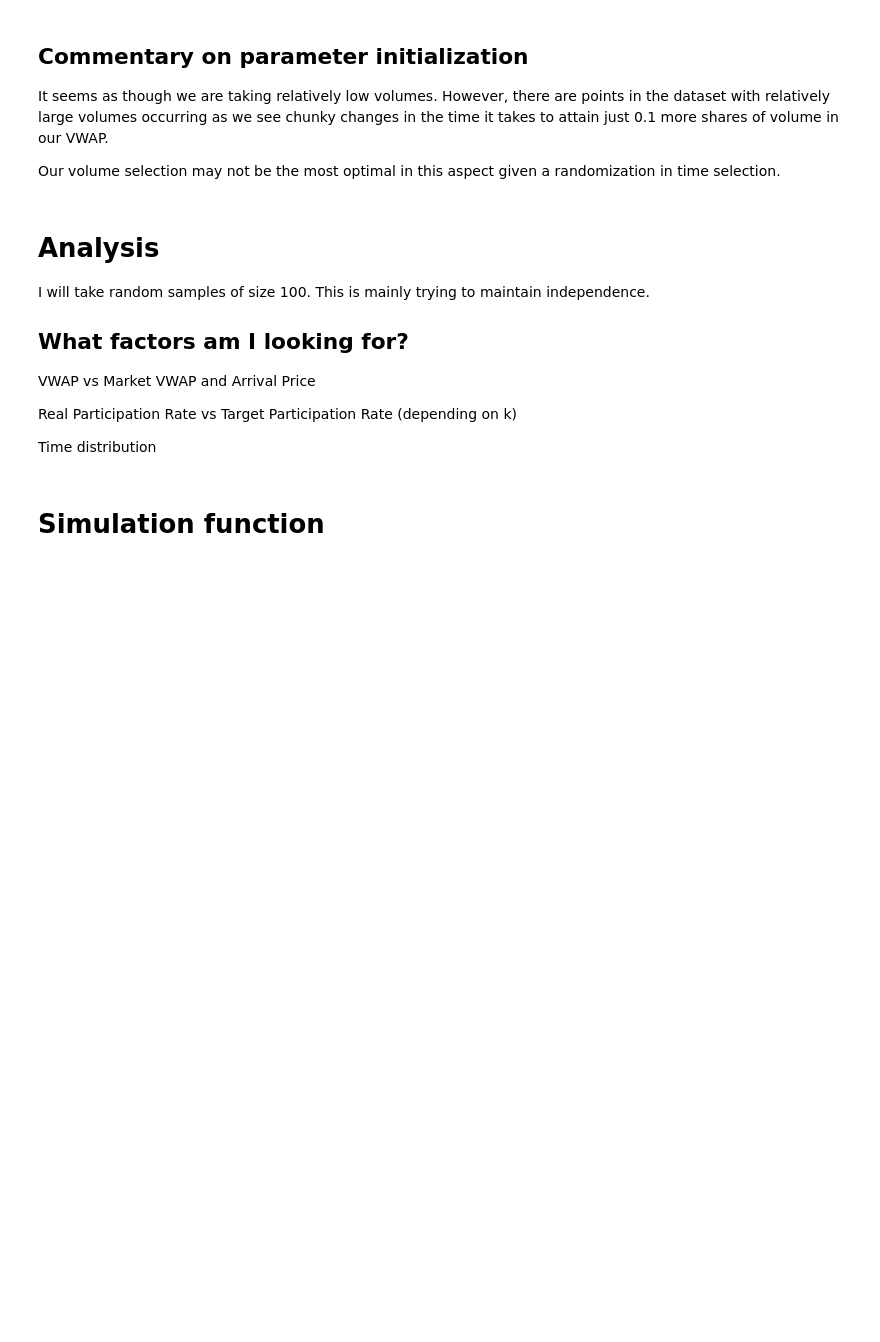
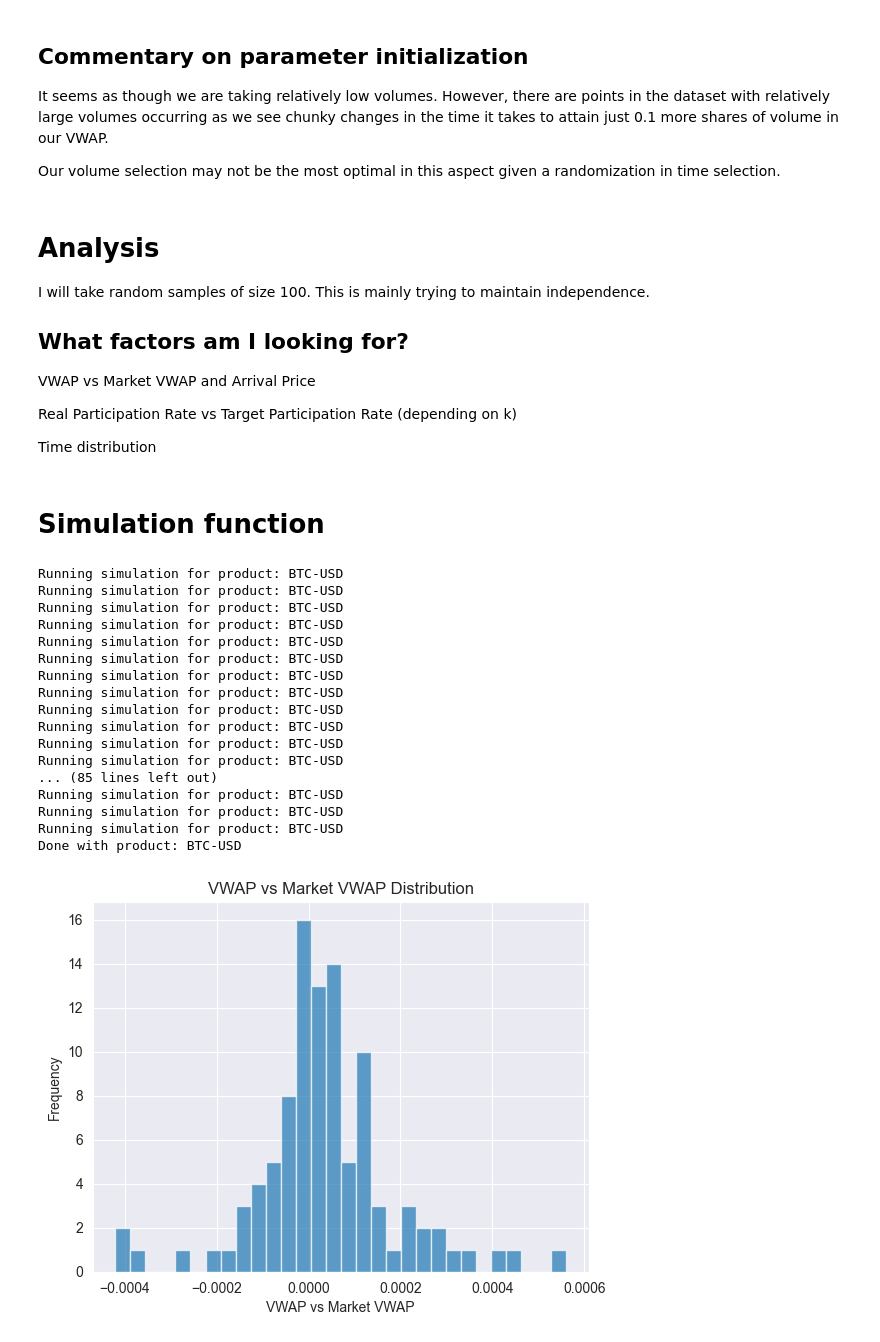
Before and after one commit to vinnyyx/QTS-2025, a Jupyter notebook: acc_algos/QTS_HW4.ipynb, the cells around one changed output. Drawn from its saved outputs; the diff is of its cells as text; code cells hidden in the pictures; blank space fills up the shorter version.

```diff
--- a/acc_algos/QTS_HW4.ipynb
+++ b/acc_algos/QTS_HW4.ipynb
@@ -627,6 +613,10 @@ Time distribution
 # %% [markdown]
 # Simulation function
 # %%
+# simulation_worker.py
+import random
+import numpy as np
+
 def run_simulation_for_product(args):
     d, prod, num_simulations = args
     results = {
@@ -642,6 +632,7 @@ def run_simulation_for_product(args):
     start_times = random.sample(list(df.index), min(num_simulations, len(df.index)))
 
     for start_t in start_times:
+        print("Running simulation for product:", prod)
         res = vwap_algo(
             df,
             target_q=target_q,
@@ -652,12 +643,12 @@ def run_simulation_for_product(args):
             crypto=crypto
         )
 
-        if res['VWAP vs Market VWAP'] is not np.nan and res['VWAP vs Arrival Price'] is not np.nan:
+        if not np.isnan(res['VWAP vs Market VWAP']) and not np.isnan(res['VWAP vs Arrival Price']):
             results['VWAP_vs_Market_VWAP'].append(res['VWAP vs Market VWAP'])
             results['VWAP_vs_Arrival_Price'].append(res['VWAP vs Arrival Price'])
 
-        if res['Participation Rate'] is not np.nan:
-            participation_rate_diff = res['Participation Rate'] - 0.02  # Target participation rate is 0.02
+        if not np.isnan(res['Participation Rate']):
+            participation_rate_diff = res['Participation Rate'] - 0.02
             results['Participation_Rate_Diff'].append(participation_rate_diff)
 
         if res['Total Execution Time']:
@@ -666,26 +657,11 @@ def run_simulation_for_product(args):
 
     print(f'Done with product: {prod}')
     return results
+from multiprocessing import Pool, cpu_count
 
-def merge_results(results_list):
-    merged_results = {
-        'VWAP_vs_Market_VWAP': [],
-        'VWAP_vs_Arrival_Price': [],
-        'Participation_Rate_Diff': [],
-        'Execution_Time': []
-    }
-    for results in results_list:
-        for key in merged_results:
-            merged_results[key].extend(results[key])
-    return merged_results
 
-def run_simulations(dicts, num_simulations=50):
-    args_list = [(d, prod, num_simulations) for d in dicts for prod in d]
 
-    with Pool(cpu_count()) as pool:
-        results_list = pool.map(run_simulation_for_product, args_list)
-
-    return merge_results(results_list)
+# Run simulations
 # %%
 def plot_histograms(results):
     plt.figure()
@@ -716,8 +692,25 @@ def plot_histograms(results):
     plt.ylabel('Frequency')
     plt.show()
 # %%
-# Run simulations
-results = run_simulations([dict22, dict23, dict24])
-
+results =run_simulation_for_product((dict22, 'BTC-USD', 100))
 # Plot histograms
 plot_histograms(results)
+# %% [output]
+Running simulation for product: BTC-USD
+Running simulation for product: BTC-USD
+Running simulation for product: BTC-USD
+Running simulation for product: BTC-USD
+Running simulation for product: BTC-USD
+Running simulation for product: BTC-USD
+Running simulation for product: BTC-USD
+Running simulation for product: BTC-USD
+Running simulation for product: BTC-USD
+Running simulation for product: BTC-USD
+Running simulation for product: BTC-USD
+Running simulation for product: BTC-USD
+... (85 lines left out)
+Running simulation for product: BTC-USD
+Running simulation for product: BTC-USD
+Running simulation for product: BTC-USD
+Done with product: BTC-USD
+[figure, added]
```
Also changed, not shown: parts of 31 cells of this notebook, 1 other file.
